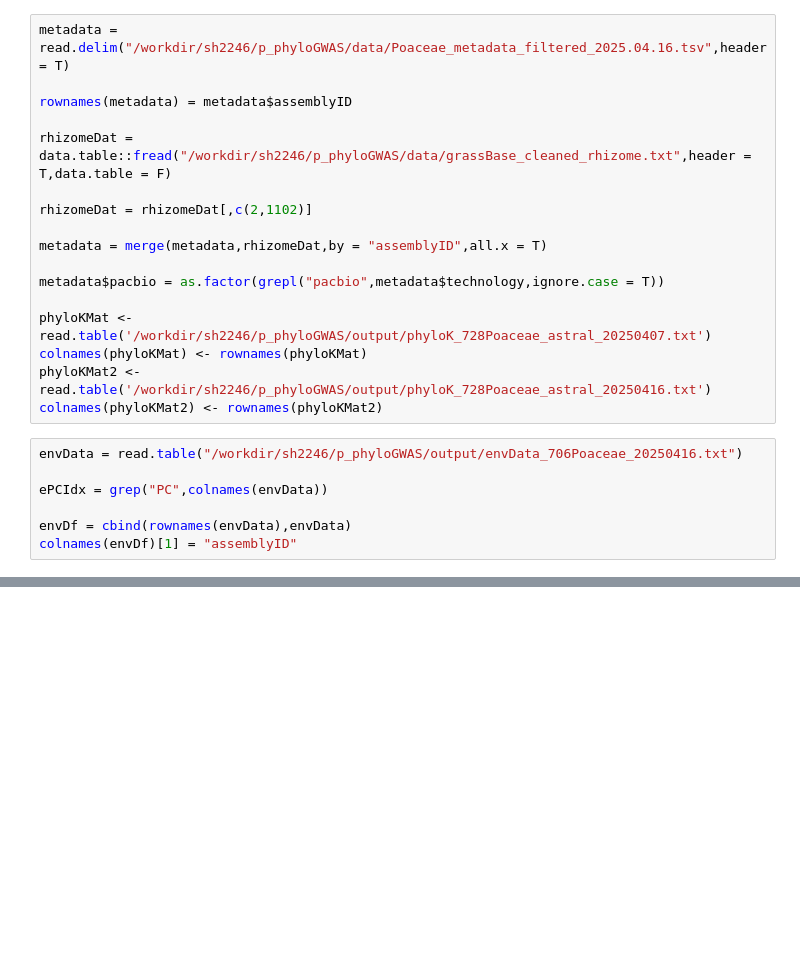
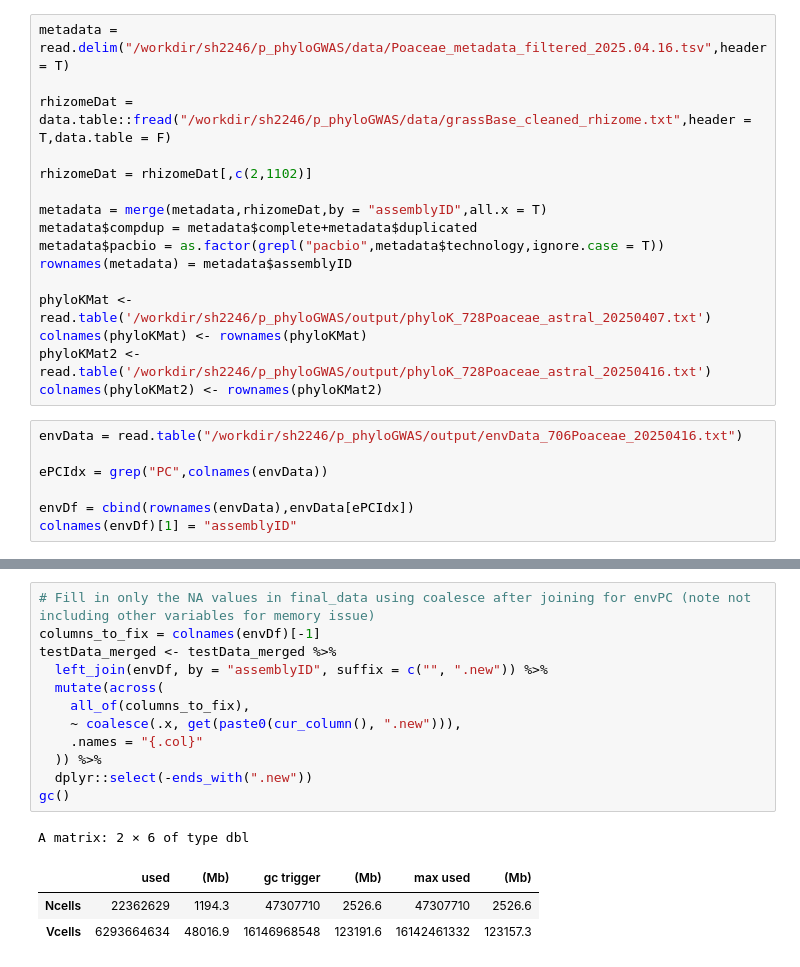
Before and after one commit to maize-genetics/p_phyloGWAS, a Jupyter notebook: notebook/08_linearModeling/08B_perOGModeling.ipynb, the cells around one changed output, grey strips where cells are left out. Drawn from its saved outputs; the diff is of its cells as text; blank space fills up the shorter version.

```diff
--- a/notebook/08_linearModeling/08B_perOGModeling.ipynb
+++ b/notebook/08_linearModeling/08B_perOGModeling.ipynb
@@ -99,16 +198,15 @@ fit_model_v2 <- function(OG_id, data, Kmat,responseVar) {
 }
 # %%
 metadata = read.delim("/workdir/sh2246/p_phyloGWAS/data/Poaceae_metadata_filtered_2025.04.16.tsv",header = T)
-
-rownames(metadata) = metadata$assemblyID
 
 rhizomeDat = data.table::fread("/workdir/sh2246/p_phyloGWAS/data/grassBase_cleaned_rhizome.txt",header = T,data.table = F)
 
 rhizomeDat = rhizomeDat[,c(2,1102)]
 
 metadata = merge(metadata,rhizomeDat,by = "assemblyID",all.x = T)
-
+metadata$compdup = metadata$complete+metadata$duplicated
 metadata$pacbio = as.factor(grepl("pacbio",metadata$technology,ignore.case = T))
+rownames(metadata) = metadata$assemblyID
 
 phyloKMat <- read.table('/workdir/sh2246/p_phyloGWAS/output/phyloK_728Poaceae_astral_20250407.txt')
 colnames(phyloKMat) <- rownames(phyloKMat)
@@ -119,7 +217,7 @@ envData = read.table("/workdir/sh2246/p_phyloGWAS/output/envData_706Poaceae_2025
 
 ePCIdx = grep("PC",colnames(envData))
 
-envDf = cbind(rownames(envData),envData)
+envDf = cbind(rownames(envData),envData[ePCIdx])
 colnames(envDf)[1] = "assemblyID"
 # %%
 testData_merged = data.table::fread("/workdir/sh2246/p_phyloGWAS/output/masterDataTable_20250424.txt",header = T,data.table = F,nThread = 20)
@@ -177,0 +268,17 @@ ERROR: Error in (function (classes, fdef, mtable) : unable to find an inherited
+# %%
+# Fill in only the NA values in final_data using coalesce after joining for envPC (note not including other variables for memory issue)
+columns_to_fix = colnames(envDf)[-1]
+testData_merged <- testData_merged %>%
+  left_join(envDf, by = "assemblyID", suffix = c("", ".new")) %>%
+  mutate(across(
+    all_of(columns_to_fix),
+    ~ coalesce(.x, get(paste0(cur_column(), ".new"))),
+    .names = "{.col}"
+  )) %>%
+  dplyr::select(-ends_with(".new"))
+gc()
+# %% [output]
+A matrix: 2 × 6 of type dbl
+|  | used | (Mb) | gc trigger | (Mb) | max used | (Mb) |
+| Ncells | 22362629 | 1194.3 | 47307710 | 2526.6 | 47307710 | 2526.6 |
+| Vcells | 6293664634 | 48016.9 | 16146968548 | 123191.6 | 16142461332 | 123157.3 |
```
Also changed, not shown: parts of 16 cells of this notebook.
